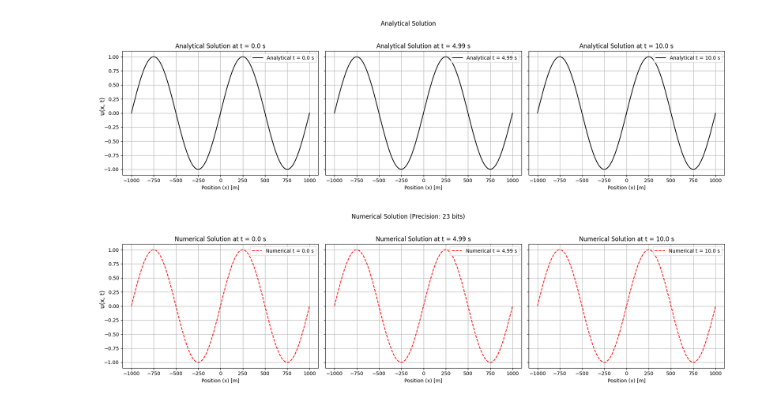
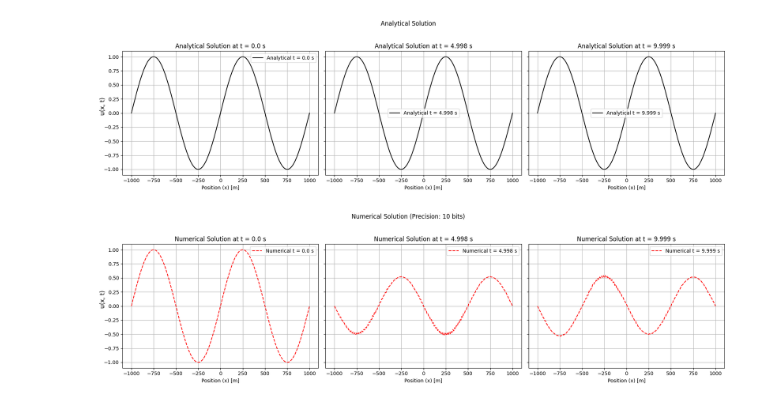
Before and after one commit to dt-17/Devito-UROP-MSci, a Jupyter notebook: Precision-results-workspace.ipynb, the cells around one changed output. Drawn from its saved outputs; the diff is of its cells as text; code cells hidden in the pictures.

```diff
--- a/Precision-results-workspace.ipynb
+++ b/Precision-results-workspace.ipynb
@@ -4,14 +4,14 @@ from mpmath import mp, mpf, sin, pi, fadd, fsub, fmul, fdiv
 import matplotlib.pyplot as plt
 from making_figures import analytical_solution, solve, plot
 # %%
-prec = 23
+prec = 10
 L = 1000.0                  # Half-length of the domain in meters (standard float)
 c = 1000.0                    # Wave speed in m/s (standard float)
 N = 201
 T = 10
-C = 1
+C = 0.3
 solutions = solve(prec, L, c, N, T, C)
 plot(solutions, L, c, N, T, C)
 # %% [output]
-[figure, old version]
+[figure, new version]
-[figure, old version]
+[figure, new version]
```
Also changed, not shown: parts of 1 cell of this notebook.
